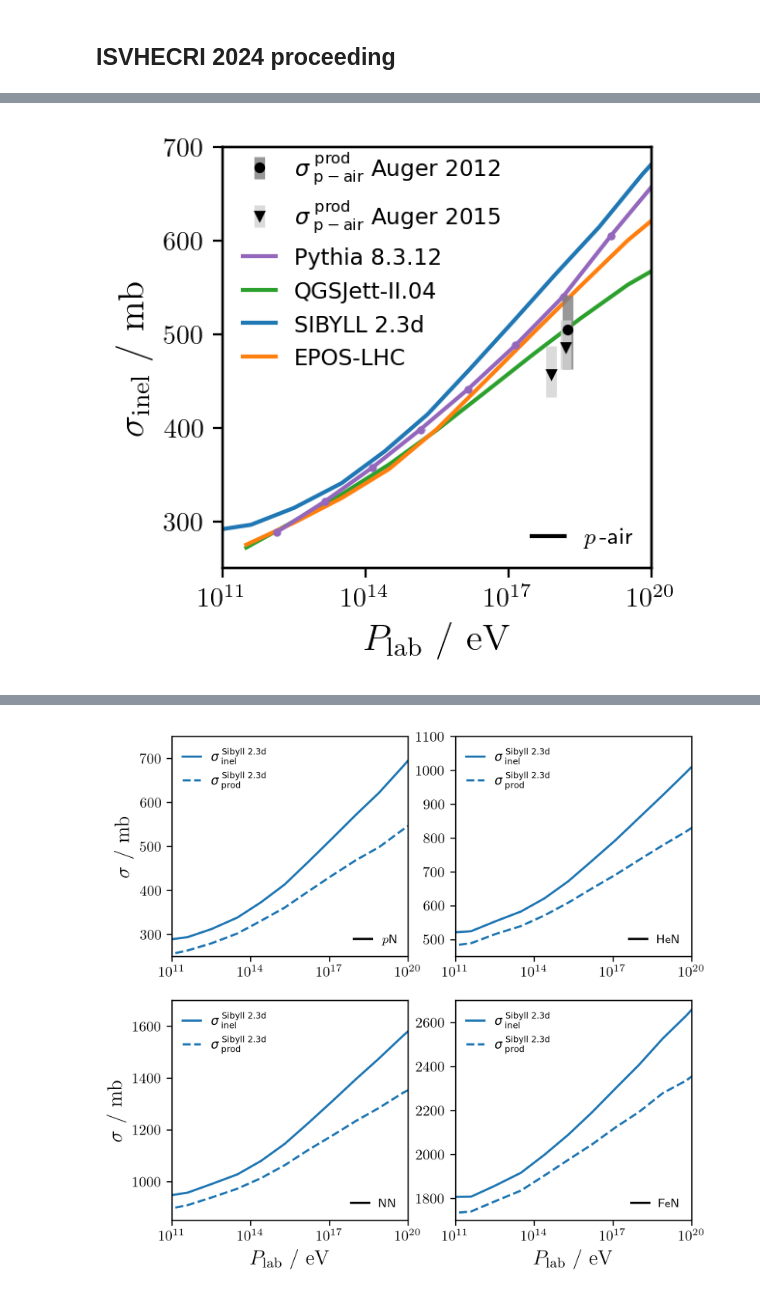
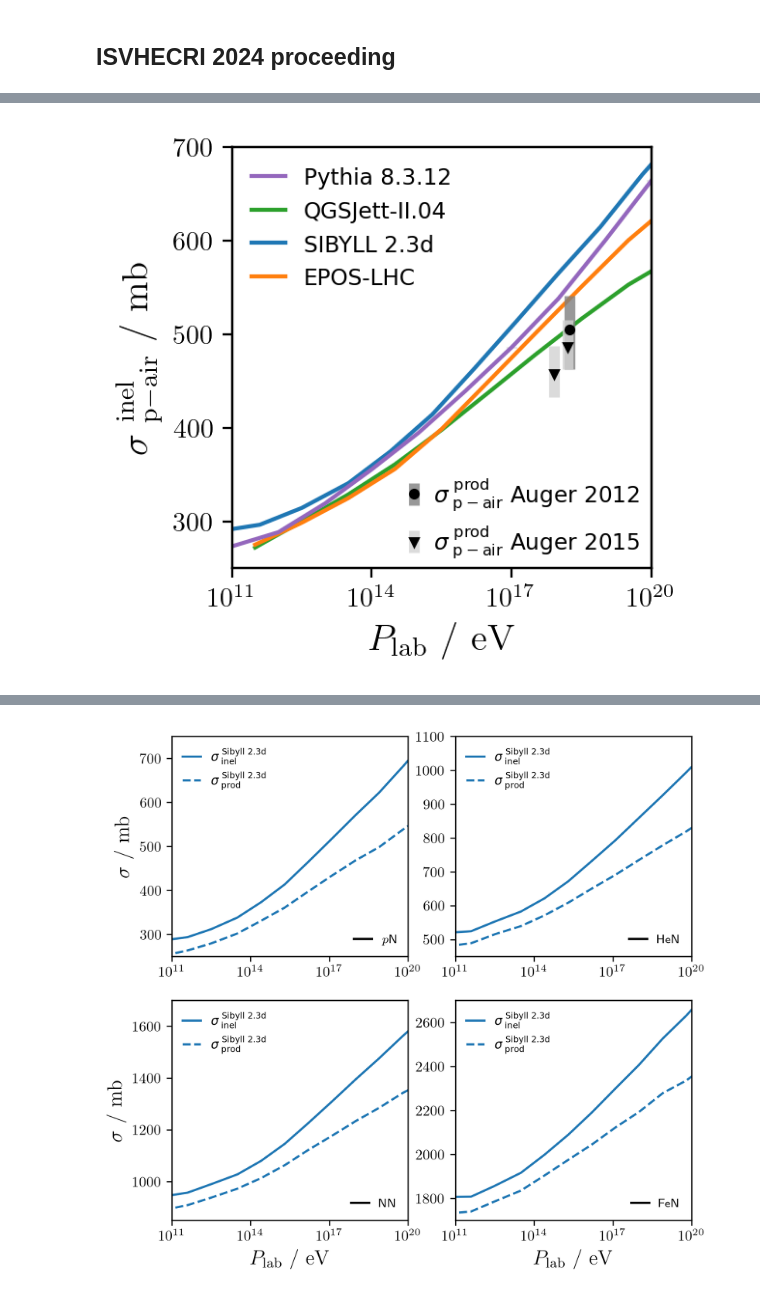
Before and after one commit to gaudu/pythia8312, a Jupyter notebook: examples/pythia8312_xsec_plotting.ipynb, the cells around one changed output, grey strips where cells are left out. Drawn from its saved outputs; the diff is of its cells as text; code cells hidden in the pictures.

Commit message:
optimize data extraction + modify legends for ISVHECRI

```diff
--- a/examples/pythia8312_xsec_plotting.ipynb
+++ b/examples/pythia8312_xsec_plotting.ipynb
@@ -15,4 +11,0 @@ xsec_dat_path = 'xsec_pythia8312'
-# %%
-
-# get a list of all filenames from /xsec_dat
-file_list = [os.path.join(xsec_dat_path, f) for f in os.listdir(xsec_dat_path) if os.path.isfile(os.path.join(xsec_dat_path, f))]
@@ -1052,7 +978,7 @@ plt.rcParams['font.serif'] = ['Computer Modern Roman']
 fig, ax = plt.subplots(figsize=(3.2,3), dpi=200)
 ax.set(xlim=(1e11,1e20), ylim=(250,700))
 ax.set_xscale('log')
-ax.set(xlabel=r"$P_\mathrm{lab}$ / $\mathrm{eV}$", ylabel=r"$\sigma_\mathrm{inel}$ / $\mathrm{mb}$")
+ax.set(xlabel=r"$P_\mathrm{lab}$ / $\mathrm{eV}$", ylabel=r"$\sigma^\mathrm{~inel}_\mathrm{~p-air}$ / $\mathrm{mb}$")
 ax.xaxis.label.set_size(14)
 ax.yaxis.label.set_size(14)
 
@@ -1061,16 +987,18 @@ plt.rcParams['font.family'] = 'sans-serif'
 plt.rcParams['font.sans-serif'] = ['DejaVu Sans']
 
 # pythia 8.3.12
-p_O_dataframe = p_O_dataframe.reset_index(drop=True)
-p_N_dataframe = p_N_dataframe.reset_index(drop=True)
-p_air_dataframe = p_O_dataframe.copy()
-p_air_dataframe['sig_inel_O'] = p_O_dataframe['sig_inel']*0.2
-p_air_dataframe['sig_inel_N'] = p_N_dataframe['sig_inel']*0.8
-p_air_dataframe['sig_inel'] = p_air_dataframe['sig_inel_O'] + p_air_dataframe['sig_inel_N']
-p_air_dataframe['err_inel'] = np.sqrt((0.2 * p_O_dataframe['err_inel'])**2 + (0.8 * p_N_dataframe['err_inel'])**2)
-ax.errorbar(14*p_air_dataframe['elab']*1e9, p_air_dataframe['sig_inel'], yerr=p_air_dataframe['err_inel'], c='tab:purple', fmt='o', ms=2, ecolor='lightgrey', elinewidth=4, ls='-')
-#ax.errorbar(14*p_N_dataframe['elab']*1e9, p_N_dataframe['sig_inel'], yerr=p_N_dataframe['err_inel'], c='tab:purple', fmt='o', ms=2, ecolor='lightgrey', elinewidth=4, ls='--')
-#ax.errorbar(16*p_O_dataframe['elab']*1e9, p_O_dataframe['sig_inel'], yerr=p_O_dataframe['err_inel'], c='tab:purple', fmt='o', ms=2, ecolor='lightgrey', elinewidth=4, ls=':')
+p_N_sNN_dataframe = p_N_sNN_dataframe.reset_index(drop=True)
+p_O_sNN_dataframe = p_O_sNN_dataframe.reset_index(drop=True)
+p_Ar_sNN_dataframe = p_Ar_sNN_dataframe.reset_index(drop=True)
+p_air_dataframe = p_O_sNN_dataframe.copy()
+p_air_dataframe['sig_inel_O'] = p_O_sNN_dataframe['sig_inel']*0.21
+p_air_dataframe['sig_inel_N'] = p_N_sNN_dataframe['sig_inel']*0.78
+p_air_dataframe['sig_inel_Ar'] = p_Ar_sNN_dataframe['sig_inel']*0.01
+p_air_dataframe['sig_inel'] = p_air_dataframe['sig_inel_O'] + p_air_dataframe['sig_inel_N'] + p_air_dataframe['sig_inel_Ar']
+p_air_dataframe['err_inel'] = np.sqrt((0.21 * p_O_sNN_dataframe['err_inel'])**2 + (0.78 * p_N_sNN_dataframe['err_inel'])**2 + (0.01 * p_Ar_sNN_dataframe['err_inel'])**2)
+ax.errorbar(p_air_dataframe['plab']*1e9, p_air_dataframe['sig_inel'], yerr=p_air_dataframe['err_inel'], c='tab:purple', ecolor='lightgrey', elinewidth=4, ls='-')
+#ax.errorbar(14*p_N_dataframe['plab']*1e9, p_N_dataframe['sig_inel'], yerr=p_N_dataframe['err_inel'], c='tab:purple', fmt='o', ms=2, ecolor='lightgrey', elinewidth=4, ls='--')
+#ax.errorbar(16*p_O_dataframe['plab']*1e9, p_O_dataframe['sig_inel'], yerr=p_O_dataframe['err_inel'], c='tab:purple', fmt='o', ms=2, ecolor='lightgrey', elinewidth=4, ls=':')
 ax.plot([None], [None], ls='-', color="tab:purple", label="Pythia 8.3.12")
 
 # qgsjet-II.04
@@ -1103,37 +1031,38 @@ ax.plot(x_sib, y_mixed_sib, "-", color="tab:blue", label="SIBYLL 2.3d")
 num_values = 10
 selected_indices = np.linspace(0, len(xs_p_N_eposlhc[0, :]) - 1, num_values, dtype=int)
 x_selected = xs_p_N_eposlhc[0, selected_indices] * 1e9
 y_selected_N = xs_p_N_eposlhc[1, selected_indices]
 y_selected_O = np.interp(x_selected, xs_p_O_epos[0, :], xs_p_O_epos[1, :])
 y_mixed = 0.2 * y_selected_O + 0.8 * y_selected_N
 xs_p_air_epos = np.zeros((2, num_values))
 xs_p_air_epos[0, :] = x_selected
 xs_p_air_epos[1, :] = y_mixed
 ax.plot(xs_p_air_epos[0,:], xs_p_air_epos[1,:], "-", color="tab:orange", label="EPOS-LHC")
 #ax.plot(xs_p_N_eposlhc[0,:]* 1e9, xs_p_N_eposlhc[1,:], "--", color="tab:orange")
 #ax.plot(xs_p_O_epos[0,:], xs_p_O_epos[1,:], ":", color="tab:orange")
-ax.legend(loc='upper left', bbox_to_anchor=(0, 0.81), fontsize="small", frameon=False, handlelength=1.5)
+
+ax.legend(loc='upper left', bbox_to_anchor=(0, 1), fontsize="small", frameon=False, handlelength=1.5)
 
 # experiments
 ax3 = ax.twinx()
 ax3.set_ylim(ax.get_ylim())
 ax3.get_yaxis().set_visible(False)
 ax3.errorbar(10**18.24, 505, yerr=[[42.2], [35.6]], c='black', fmt='o', ms=3, ecolor='tab:grey', elinewidth=4, label=r"$\sigma^\mathrm{~prod}_\mathrm{~p-air}$ Auger 2012")
 ax3.errorbar(10**17.9, 457.511, yerr=[[24.7], [30.1]], c='black', fmt='v', ms=3, ecolor='lightgrey', elinewidth=4, label=r"$\sigma^\mathrm{~prod}_\mathrm{~p-air}$ Auger 2015")
 ax3.errorbar(10**18.2, 485.767, yerr=[[23.6], [28.9]], c='black', fmt='v', ms=3, ecolor='lightgrey', elinewidth=4)
 for collection in ax3.collections:
     collection.set_alpha(0.8)
-ax3.legend(loc='upper left', bbox_to_anchor=(0, 1.04), fontsize="small", frameon=False, handlelength=1.5)
+ax3.legend(loc='lower right', bbox_to_anchor=(1.02, -0.03), fontsize="small", frameon=False, handlelength=1.5, labelspacing=0.5, handletextpad=0.1)
 
 plt.rcParams['text.usetex'] = True
 
-ax2 = ax.twinx()
-ax2.get_yaxis().set_visible(False)
-ax2.plot([None], [None], "-", color="black", label=r"$p$\,-air")
-ax2.legend(loc='lower right', bbox_to_anchor=(1, 0), fontsize="small", frameon=False, handlelength=1.5)
+#ax2 = ax.twinx()
+#ax2.get_yaxis().set_visible(False)
+#ax2.plot([None], [None], "-", color="black", label=r"$p$\,-air")
+#ax2.legend(loc='lower right', bbox_to_anchor=(1, 0), fontsize="small", frameon=False, handlelength=1.5)
 
 fig.tight_layout()
 fig.savefig("xs_inel_p-air.png", dpi=400)
 fig.savefig("xs_inel_p-air.pdf", format='pdf')
 # %% [output]
-[figure, old version]
+[figure, new version]
```
Also changed, not shown: parts of 40 cells of this notebook.
